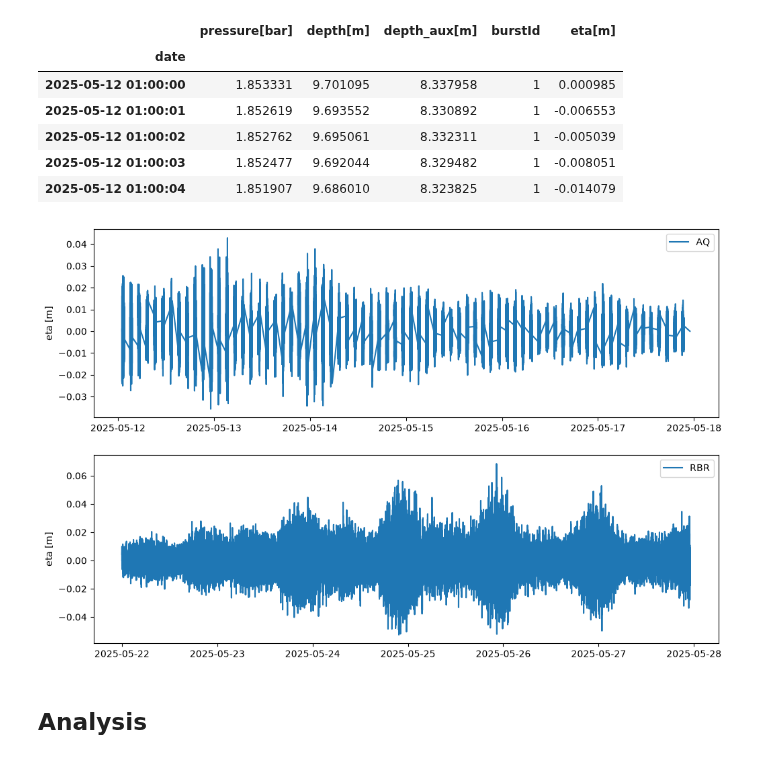
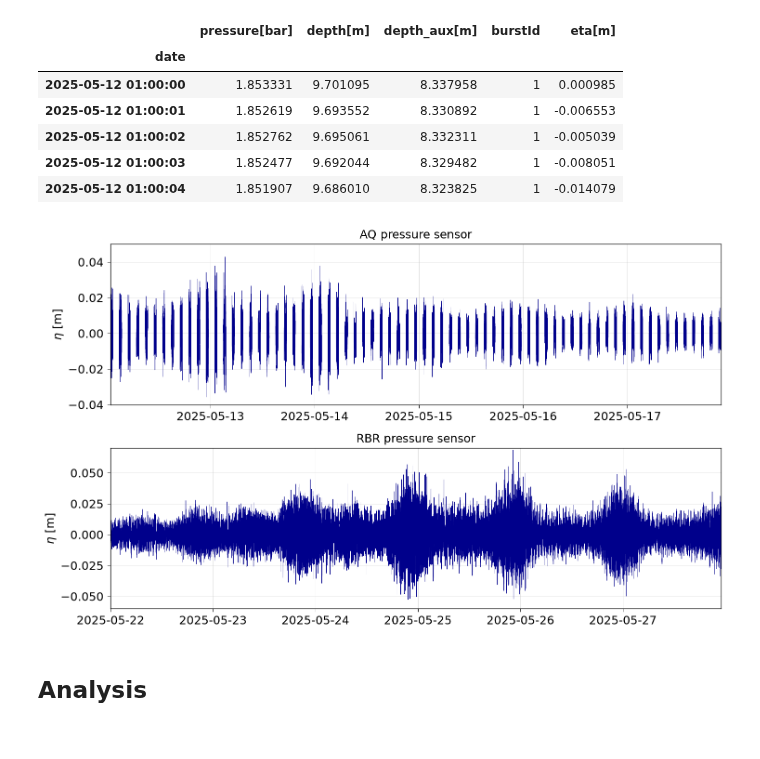
Before and after one commit to oceanicos/oceanicospy, a Jupyter notebook: examples/oceanicospy_workflow.ipynb, the cells around one changed output. Drawn from its saved outputs; the diff is of its cells as text; code cells hidden in the pictures.

```diff
--- a/examples/oceanicospy_workflow.ipynb
+++ b/examples/oceanicospy_workflow.ipynb
@@ -16,6 +19,18 @@ import matplotlib.pyplot as plt
 import glob
 from pathlib import Path
 import shutil
+# %%
+ # Compact matplotlib style for clean, consistent figures across the notebook
+plt.rcParams['font.family'] = 'DejaVu Sans'
+plt.rcParams['font.size'] = 10
+plt.rcParams['axes.linewidth'] = 0.6
+plt.rcParams['axes.xmargin'] = 0
+plt.rcParams['axes.ymargin'] = 0
+plt.rcParams['xtick.direction'] = 'out'
+plt.rcParams['ytick.direction'] = 'out'
+plt.rcParams['xtick.major.width'] = 0.4
+plt.rcParams['ytick.major.width'] = 0.4
+plt.rcParams['lines.linewidth'] = 0.9
 # %% [markdown]
 ## Observations
 # %% [markdown]
@@ -70,13 +85,29 @@ dict_clean_measurements['AQ'].head()
 | 2025-05-12 01:00:03 | 1.852477 | 9.692044 | 8.329482 | 1 | -0.008051 |
 | 2025-05-12 01:00:04 | 1.851907 | 9.686010 | 8.323825 | 1 | -0.014079 |
 # %%
-fig, ax = plt.subplots(2,1,figsize=(12,8),sharex=False)
+ylims = {'AQ': (-0.04, 0.05), 'RBR': (-0.06, 0.07)}
+
+fig, ax = plt.subplots(2,1,figsize=(10,6),sharex=False)
 for idx,metadata in enumerate(metadata_list):
-    ax[idx].plot(dict_clean_measurements[metadata].index,dict_clean_measurements[metadata]['eta[m]'],label=metadata)
-    ax[idx].set_ylabel('eta [m]')
-    ax[idx].legend()
+    eta = dict_clean_measurements[metadata]['eta[m]'].copy()
+    dt = eta.index.to_series().diff()
+    eta[dt > 2*dt.median()] = np.nan
+    ax[idx].plot(eta.index,eta,color='darkblue', lw=0.3)
+    ax[idx].set_ylabel(r'$\eta$ [m]')
+    ax[idx].set_title(f'{metadata} pressure sensor')
+    ax[idx].grid(alpha=0.4, linewidth=0.4)
+    ax[idx].set_ylim(ylims[metadata])
+    for label in ax[idx].get_xticklabels():
+        label.set_rotation(0)
+        label.set_ha('center')
+    for name in ('x','y'):
+        axis = ax[idx].xaxis if name=='x' else ax[idx].yaxis
+        lim = ax[idx].get_xlim() if name=='x' else ax[idx].get_ylim()
+        major = axis.get_majorticklocs()
+    ax[idx].tick_params(which='minor', direction='out')
+fig.tight_layout()
 # %% [output]
-[figure, old version]
+[figure, new version]
 # %% [markdown]
 ## Analysis
 # %% [markdown]
```
Also changed, not shown: parts of 2 cells of this notebook.
